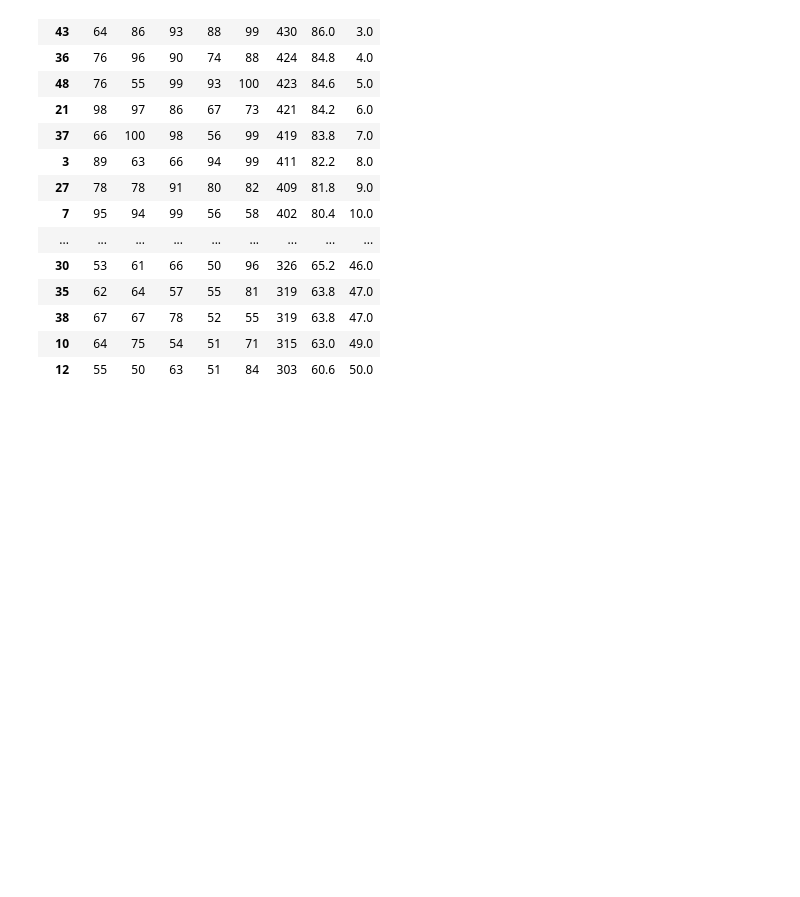
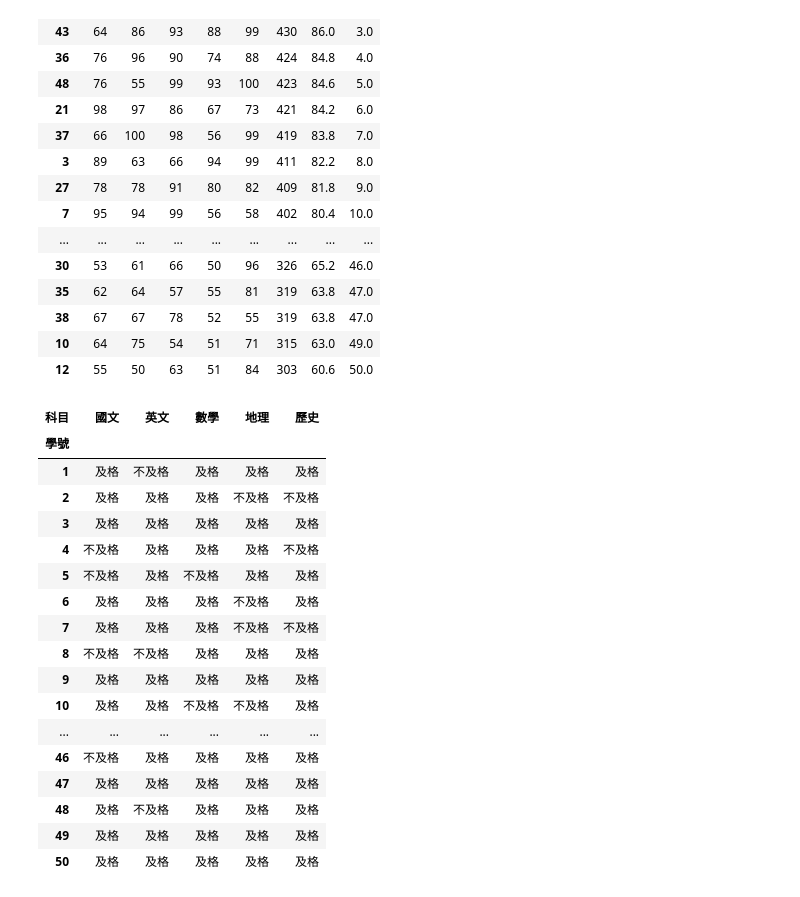
Before and after one commit to Antinomy1553922/python-AI-, a Jupyter notebook: lesson19/lesson19_1.ipynb, the cells around one changed output. Cells and saved outputs as stored; diff of their text form; code cells hidden in the pictures; blank space fills up the shorter version.

```diff
--- a/lesson19/lesson19_1.ipynb
+++ b/lesson19/lesson19_1.ipynb
@@ -212,3 +212,30 @@ scores_pd.sort_values(by='排名') #排序 buy='欄位名稱'
 | 38 | 67 | 67 | 78 | 52 | 55 | 319 | 63.8 | 47.0 |
 | 10 | 64 | 75 | 54 | 51 | 71 | 315 | 63.0 | 49.0 |
 | 12 | 55 | 50 | 63 | 51 | 84 | 303 | 60.6 | 50.0 |
+# %%
+def formate60(v:int): #V：變數，此設定為分數
+    if v >= 60:
+        return "及格"
+    else:
+        return "不及格"
+
+scores_pd[['國文','英文','數學','地理','歷史']].style.format(formate60)
+# %% [output]
+| 科目 | 國文 | 英文 | 數學 | 地理 | 歷史 |
+| 學號 |  |  |  |  |  |
+| 1 | 及格 | 不及格 | 及格 | 及格 | 及格 |
+| 2 | 及格 | 及格 | 及格 | 不及格 | 不及格 |
+| 3 | 及格 | 及格 | 及格 | 及格 | 及格 |
+| 4 | 不及格 | 及格 | 及格 | 及格 | 不及格 |
+| 5 | 不及格 | 及格 | 不及格 | 及格 | 及格 |
+| 6 | 及格 | 及格 | 及格 | 不及格 | 及格 |
+| 7 | 及格 | 及格 | 及格 | 不及格 | 不及格 |
+| 8 | 不及格 | 不及格 | 及格 | 及格 | 及格 |
+| 9 | 及格 | 及格 | 及格 | 及格 | 及格 |
+| 10 | 及格 | 及格 | 不及格 | 不及格 | 及格 |
+| ... | ... | ... | ... | ... | ... |
+| 46 | 不及格 | 及格 | 及格 | 及格 | 及格 |
+| 47 | 及格 | 及格 | 及格 | 及格 | 及格 |
+| 48 | 及格 | 不及格 | 及格 | 及格 | 及格 |
+| 49 | 及格 | 及格 | 及格 | 及格 | 及格 |
+| 50 | 及格 | 及格 | 及格 | 及格 | 及格 |
```
